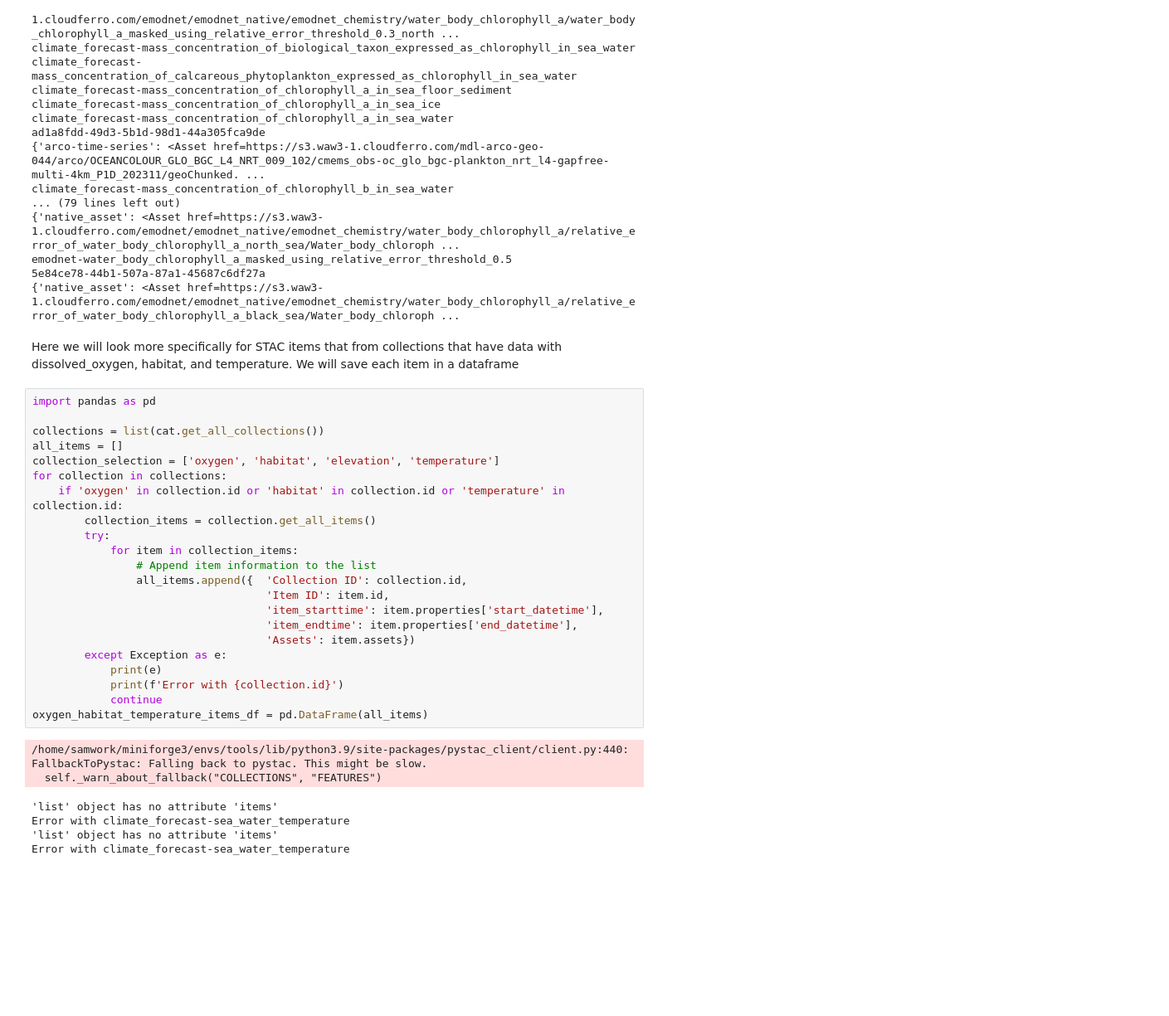
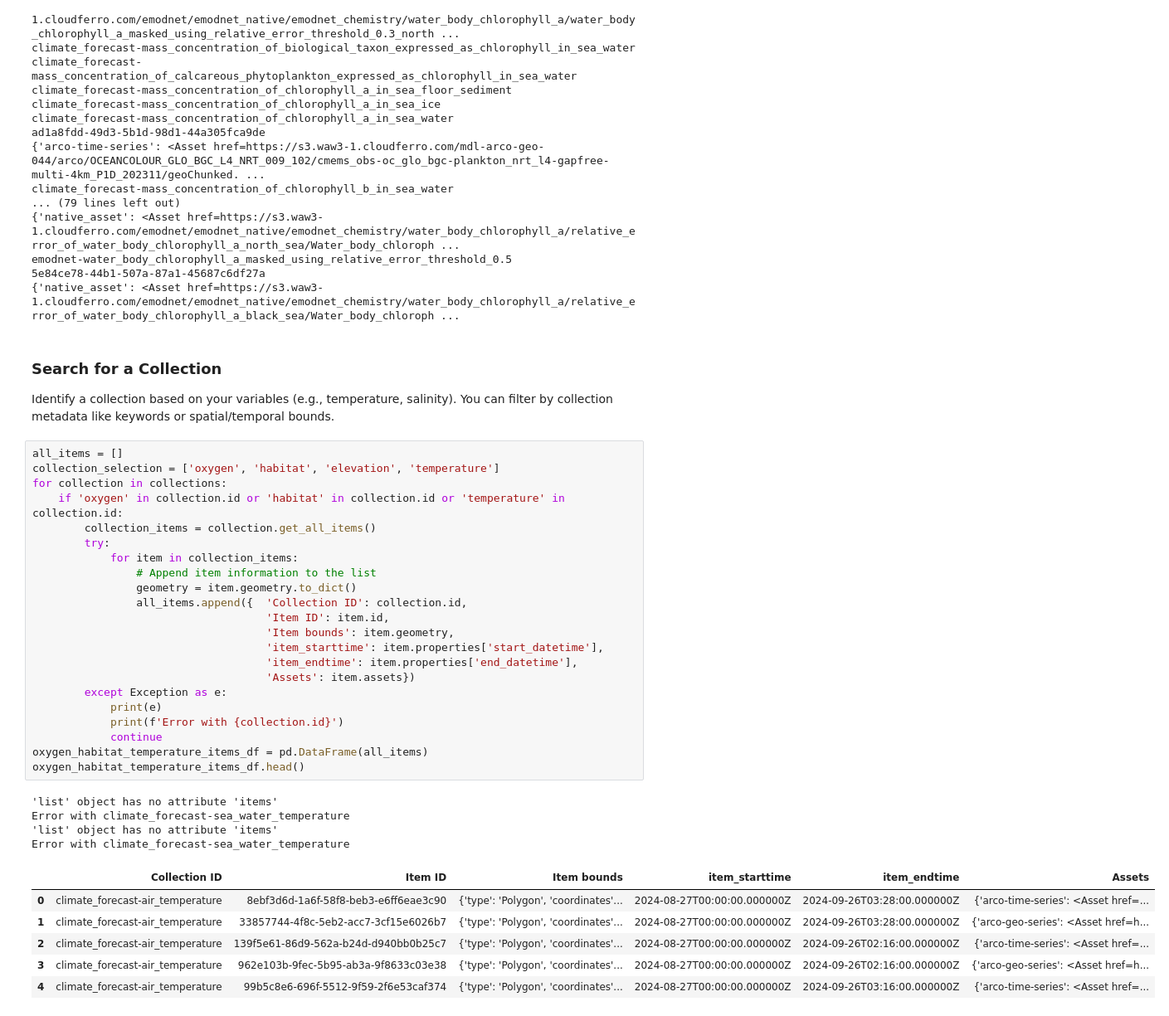
Before and after one commit to samuelfooks/Geospatial-Data-Processing-with-STAC-R-Python, a Jupyter notebook: search_edito_stac_zarr_assets.ipynb, the cells around one changed output. Shown at 83% size. Drawn from its saved outputs; the diff is of its cells as text; blank space fills up the shorter version.

Commit message:
R and jupyter notebooks, subsetting arco in development

```diff
--- a/jupyter/search_edito_stac_zarr_assets.ipynb
+++ b/search_edito_stac_zarr_assets.ipynb
@@ -71,34 +57,39 @@ climate_forecast-mass_concentration_of_chlorophyll_b_in_sea_water
 emodnet-water_body_chlorophyll_a_masked_using_relative_error_threshold_0.5
 5e84ce78-44b1-507a-87a1-45687c6df27a
 {'native_asset': <Asset href=https://s3.waw3-1.cloudferro.com/emodnet/emodnet_native/emodnet_chemistry/water_body_chlorophyll_a/relative_error_of_water_body_chlorophyll_a_black_sea/Water_body_chloroph ...
-# %% [markdown]
-Here we will look more specifically for STAC items that from collections that have data with dissolved_oxygen, habitat, and temperature.  We will save each item in a dataframe
+# %% [markdown]
+### Search for a Collection
+Identify a collection based on your variables (e.g., temperature, salinity). You can filter by collection metadata like keywords or spatial/temporal bounds.
 # %%
-import pandas as pd
-
-collections = list(cat.get_all_collections())
 all_items = []
 collection_selection = ['oxygen', 'habitat', 'elevation', 'temperature']
 for collection in collections:
     if 'oxygen' in collection.id or 'habitat' in collection.id or 'temperature' in collection.id:
         collection_items = collection.get_all_items()
         try:
             for item in collection_items:
                 # Append item information to the list
+                geometry = item.geometry.to_dict()
                 all_items.append({  'Collection ID': collection.id,
                                     'Item ID': item.id,
+                                    'Item bounds': item.geometry,
                                     'item_starttime': item.properties['start_datetime'],
                                     'item_endtime': item.properties['end_datetime'],
                                     'Assets': item.assets})
         except Exception as e:
             print(e)
             print(f'Error with {collection.id}')
             continue
 oxygen_habitat_temperature_items_df = pd.DataFrame(all_items)
+oxygen_habitat_temperature_items_df.head()
 # %% [output]
-/home/samwork/miniforge3/envs/tools/lib/python3.9/site-packages/pystac_client/client.py:440: FallbackToPystac: Falling back to pystac. This might be slow.
-  self._warn_about_fallback("COLLECTIONS", "FEATURES")
+'list' object has no attribute 'items'
+Error with climate_forecast-sea_water_temperature
+'list' object has no attribute 'items'
+Error with climate_forecast-sea_water_temperature
-'list' object has no attribute 'items'
-Error with climate_forecast-sea_water_temperature
-'list' object has no attribute 'items'
-Error with climate_forecast-sea_water_temperature
+|  | Collection ID | Item ID | Item bounds | item_starttime | item_endtime | Assets |
+| 0 | climate_forecast-air_temperature | 8ebf3d6d-1a6f-58f8-beb3-e6ff6eae3c90 | {'type': 'Polygon', 'coordinates'... | 2024-08-27T00:00:00.000000Z | 2024-09-26T03:28:00.000000Z | {'arco-time-series': <Asset href=... |
+| 1 | climate_forecast-air_temperature | 33857744-4f8c-5eb2-acc7-3cf15e6026b7 | {'type': 'Polygon', 'coordinates'... | 2024-08-27T00:00:00.000000Z | 2024-09-26T03:28:00.000000Z | {'arco-geo-series': <Asset href=h... |
+| 2 | climate_forecast-air_temperature | 139f5e61-86d9-562a-b24d-d940bb0b25c7 | {'type': 'Polygon', 'coordinates'... | 2024-08-27T00:00:00.000000Z | 2024-09-26T02:16:00.000000Z | {'arco-time-series': <Asset href=... |
+| 3 | climate_forecast-air_temperature | 962e103b-9fec-5b95-ab3a-9f8633c03e38 | {'type': 'Polygon', 'coordinates'... | 2024-08-27T00:00:00.000000Z | 2024-09-26T02:16:00.000000Z | {'arco-geo-series': <Asset href=h... |
+| 4 | climate_forecast-air_temperature | 99b5c8e6-696f-5512-9f59-2f6e53caf374 | {'type': 'Polygon', 'coordinates'... | 2024-08-27T00:00:00.000000Z | 2024-09-26T03:16:00.000000Z | {'arco-time-series': <Asset href=... |
```
Also changed, not shown: parts of 15 cells of this notebook, 7 other files.
